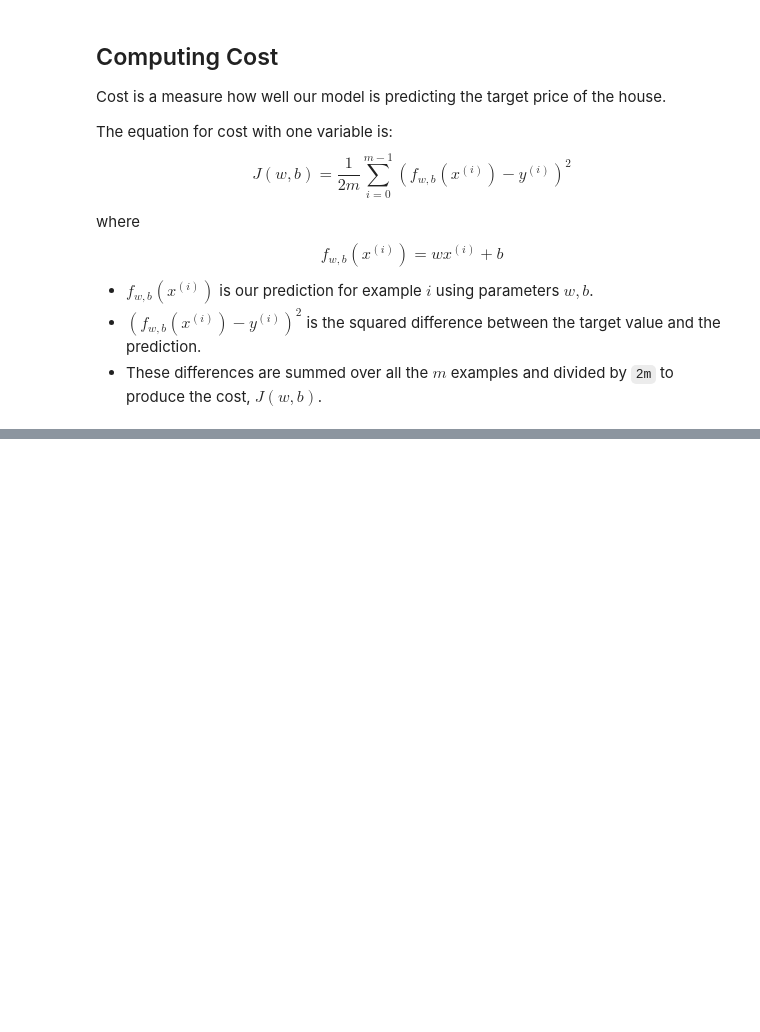
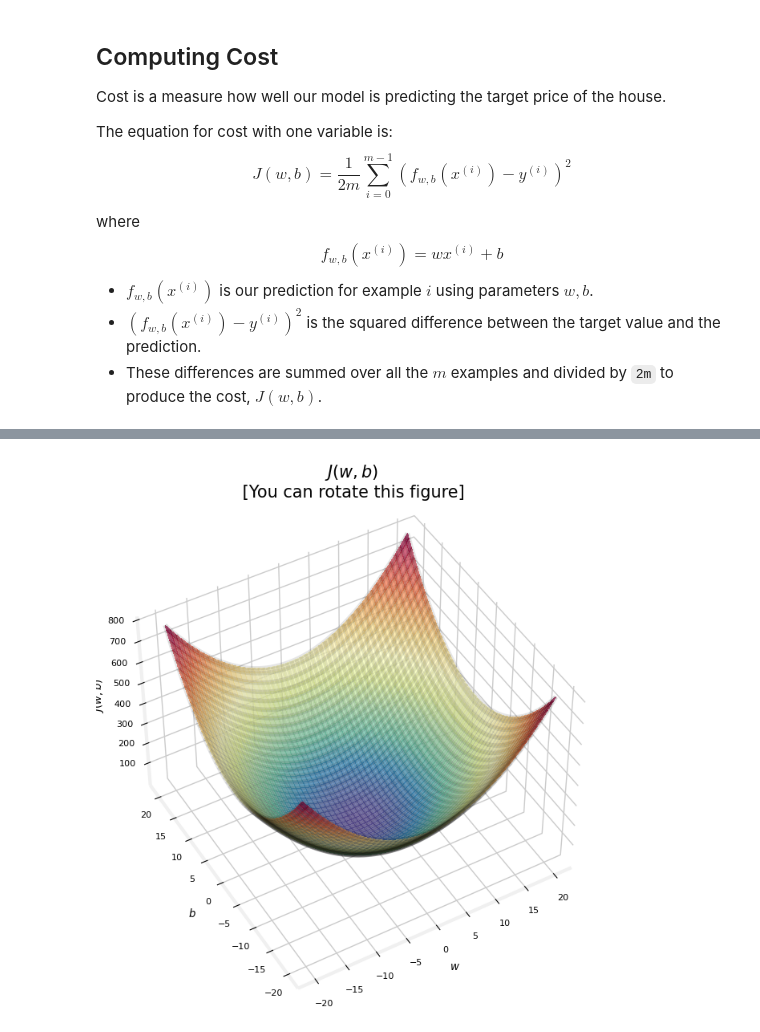
Before and after one commit to PankajaBalasooriya/SML-Regression-Classification, a Jupyter notebook: CostFunction/CostFunction.ipynb, the cells around one changed output, grey strips where cells are left out. Drawn from its saved outputs; the diff is of its cells as text; code cells hidden in the pictures; blank space fills up the shorter version.

```diff
--- a/CostFunction/CostFunction.ipynb
+++ b/CostFunction/CostFunction.ipynb
@@ -59,0 +76,4 @@ plt_intuition(x_train, y_train)
+# %%
+soup_bowl()
+# %% [output]
+[figure, added]
```
Also changed, not shown: parts of 5 cells of this notebook, 4 other files.
